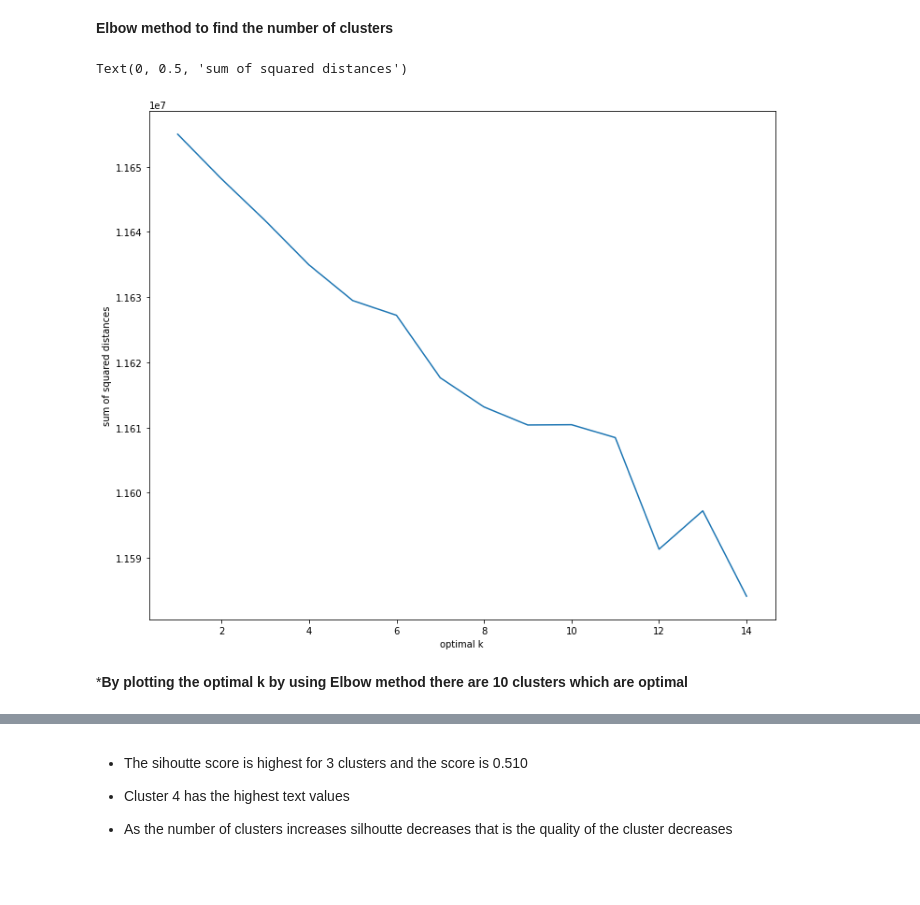
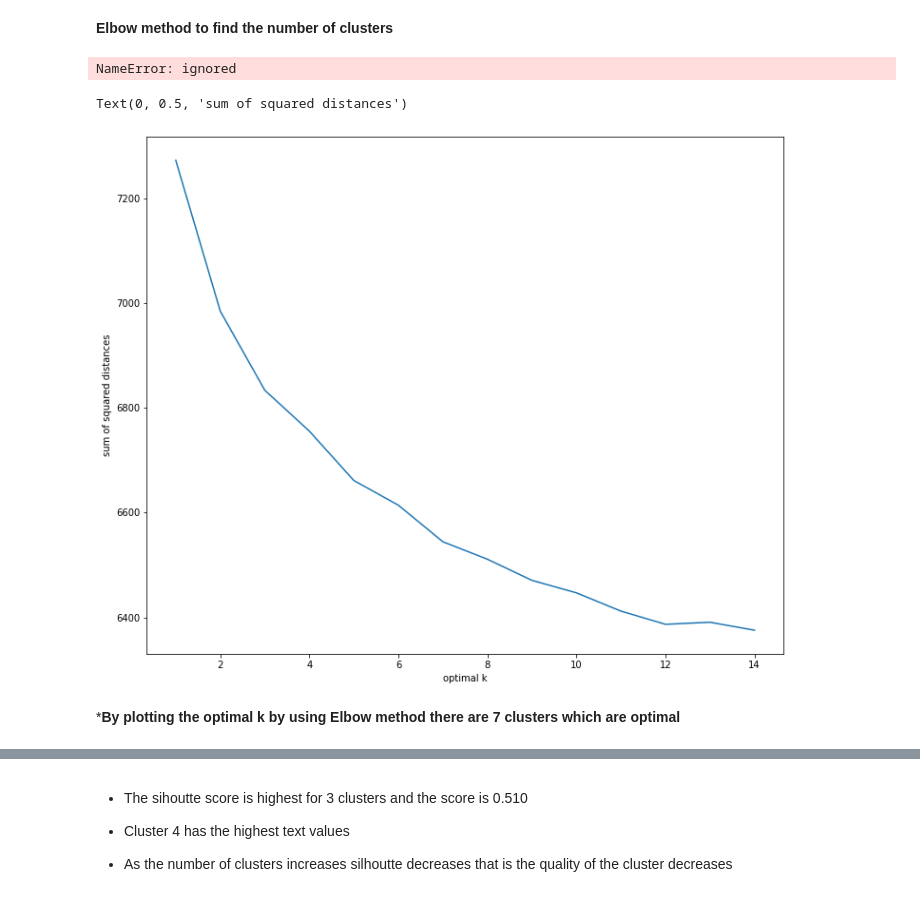
Before and after one commit to charann90/Netflix-Movies-and-TV-Shows-Clustering, a Jupyter notebook: Netflix_Movies_and_Tvshows_Clustering.ipynb, the cells around one changed output, grey strips where cells are left out. Saved outputs shown, nothing was run; the diff lists cells and outputs as text; code cells hidden in the pictures.

```diff
--- a/Netflix_Movies_and_Tvshows_Clustering.ipynb
+++ b/Netflix_Movies_and_Tvshows_Clustering.ipynb
@@ -600,6 +567,15 @@ def lemma(txt):
     return x
 #applying the function
 df['clustered_data']=df['clustered_data'].apply(lemma)
+# %%
+#deleting all the numbers
+import re
+
+def numb(txt):
+  text=re.sub(r'[0-9]+', '', txt)
+  return text
+
+df['clustered_data']=df['clustered_data'].apply(numb)
 # %%
 from wordcloud import WordCloud
 #generating the word cloud for the text data
@@ -693,6 +635,0 @@ from nltk.tokenize import TweetTokenizer
-# %%
-'''def tokenizer(text):
-  word_tokens=word_tokenize(text)
-  return word_tokens
-
-df['clustered_data']=df['clustered_data'].apply(tokenizer)'''
@@ -712,7 +637,7 @@ df['clustered_data']=df['clustered_data'].apply(tokenizer)'''
 # TFID
 # %%
 #creating the object for tfid vectoriser
-tfid=TfidfVectorizer(stop_words='english',lowercase=False,max_features=2000)
+tfid=TfidfVectorizer(stop_words='english',lowercase=False,max_features=5000)
 x_tfid=tfid.fit_transform(df['clustered_data'])
 # %%
 x_tfid
@@ -770,6 +695,6 @@ Text(0, 0.5, 'eVR')
 # %%
 #dimensionality reduction after getting to know number of components to summarize
-pca=PCA(n_components=1500)
+pca=PCA(n_components=3000)
 f_pca=pca.fit_transform(df_all)
 # %%
 f_pca
@@ -833,27 +758,31 @@ df2.describe()
 # %% [markdown]
 **Elbow method to find the number of clusters**
+# %%
+jj
+# %% [output]
+NameError: ignored
 # %%
 #Implementaing kmeans clustering
 #considering range of 10 clusters
 
 silhoutte_score=[]
 value=[]
 range=np.arange(1,15)
 for i in range:
   kmeans=KMeans(n_clusters=i,init='k-means++',random_state=30)
-  preds=kmeans.fit(scaled_values)
+  preds=kmeans.fit(y_df)
   pred_values=preds.inertia_
   value.append(pred_values)
 
 
 plt.figure(figsize=(12,10))
 plt.plot(range,value)
 plt.xlabel('optimal k')
 plt.ylabel('sum of squared distances')
 # %% [output]
 Text(0, 0.5, 'sum of squared distances')
-[figure, old version]
+[figure, new version]
 # %% [markdown]
-***By plotting the optimal k by using Elbow method there are 10 clusters which are optimal**
+***By plotting the optimal k by using Elbow method there are 7 clusters which are optimal**
 # %%
 #applying kmeans after knowing number of clusters
```
Also changed, not shown: parts of 45 cells of this notebook.
